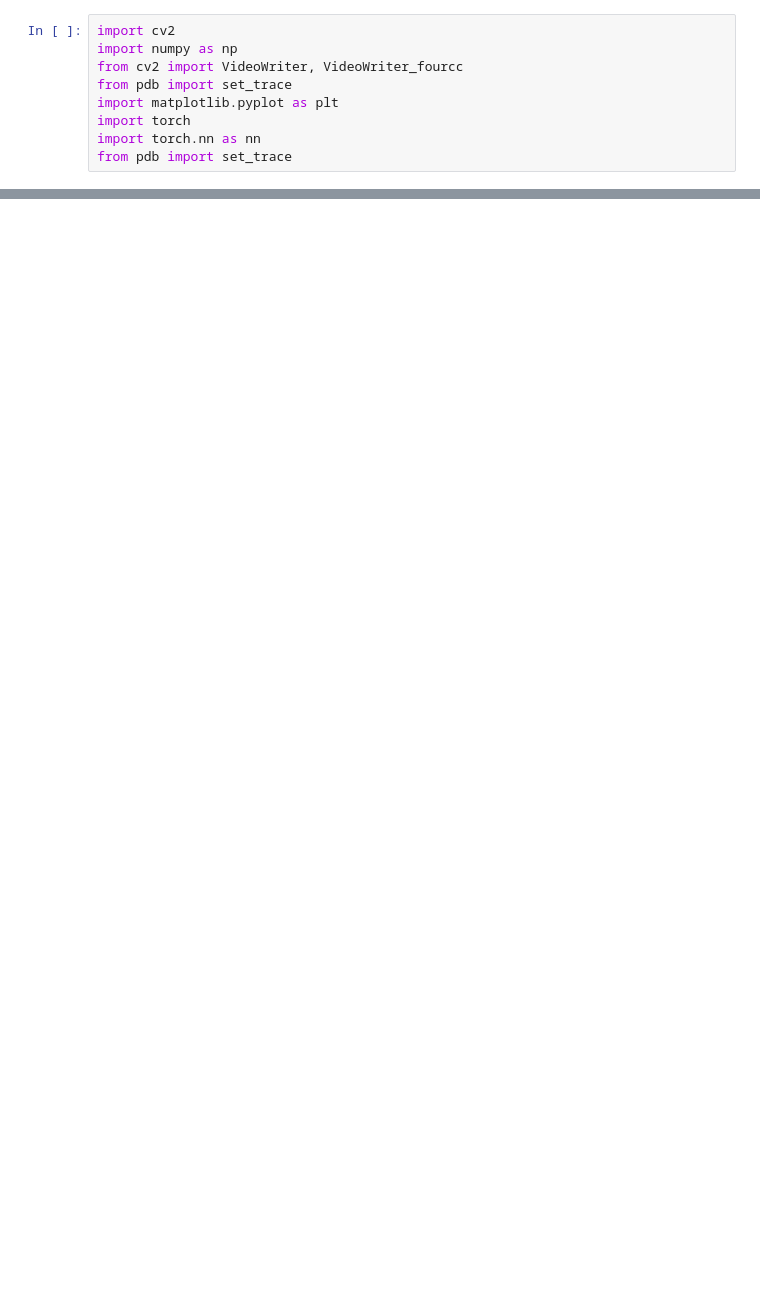
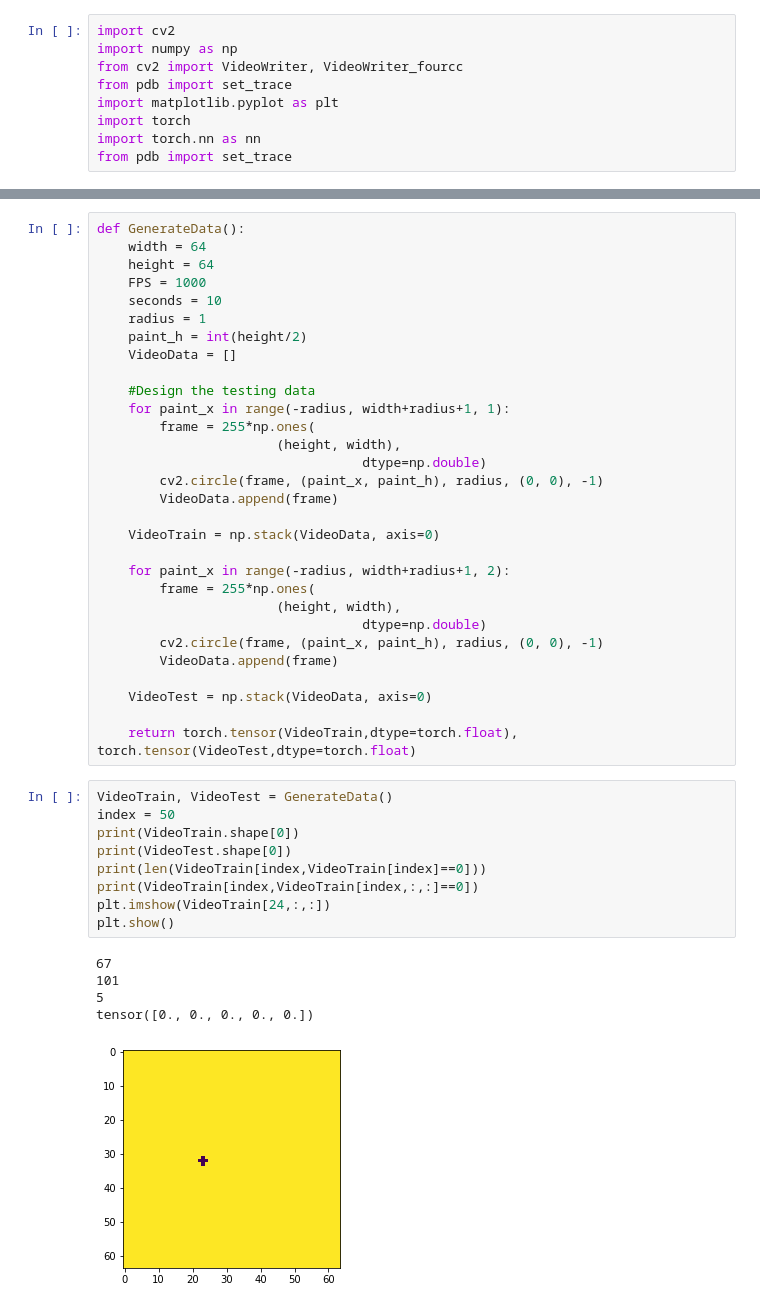
Before and after one commit to aranganath/Physics-Dynamics, a Jupyter notebook: RNN_for_physics.ipynb, the cells around one changed output, grey strips where cells are left out. Drawn from its saved outputs; the diff is of its cells as text; blank space fills up the shorter version.

```diff
--- a/RNN_for_physics.ipynb
+++ b/RNN_for_physics.ipynb
@@ -54,0 +10,45 @@ class RNN(nn.Module):
+# %%
+def GenerateData():
+    width = 64
+    height = 64
+    FPS = 1000
+    seconds = 10
+    radius = 1
+    paint_h = int(height/2)
+    VideoData = []
+
+    #Design the testing data
+    for paint_x in range(-radius, width+radius+1, 1):
+        frame = 255*np.ones(
+                       (height, width),
+                                  dtype=np.double)
+        cv2.circle(frame, (paint_x, paint_h), radius, (0, 0), -1)
+        VideoData.append(frame)
+
+    VideoTrain = np.stack(VideoData, axis=0)
+
+    for paint_x in range(-radius, width+radius+1, 2):
+        frame = 255*np.ones(
+                       (height, width),
+                                  dtype=np.double)
+        cv2.circle(frame, (paint_x, paint_h), radius, (0, 0), -1)
+        VideoData.append(frame)
+
+    VideoTest = np.stack(VideoData, axis=0)
+
+    return torch.tensor(VideoTrain,dtype=torch.float), torch.tensor(VideoTest,dtype=torch.float)
+# %%
+VideoTrain, VideoTest = GenerateData()
+index = 50
+print(VideoTrain.shape[0])
+print(VideoTest.shape[0])
+print(len(VideoTrain[index,VideoTrain[index]==0]))
+print(VideoTrain[index,VideoTrain[index,:,:]==0])
+plt.imshow(VideoTrain[24,:,:])
+plt.show()
+# %% [output]
+67
+101
+5
+tensor([0., 0., 0., 0., 0.])
+[figure, added]
```
Also changed, not shown: parts of 8 cells of this notebook.
